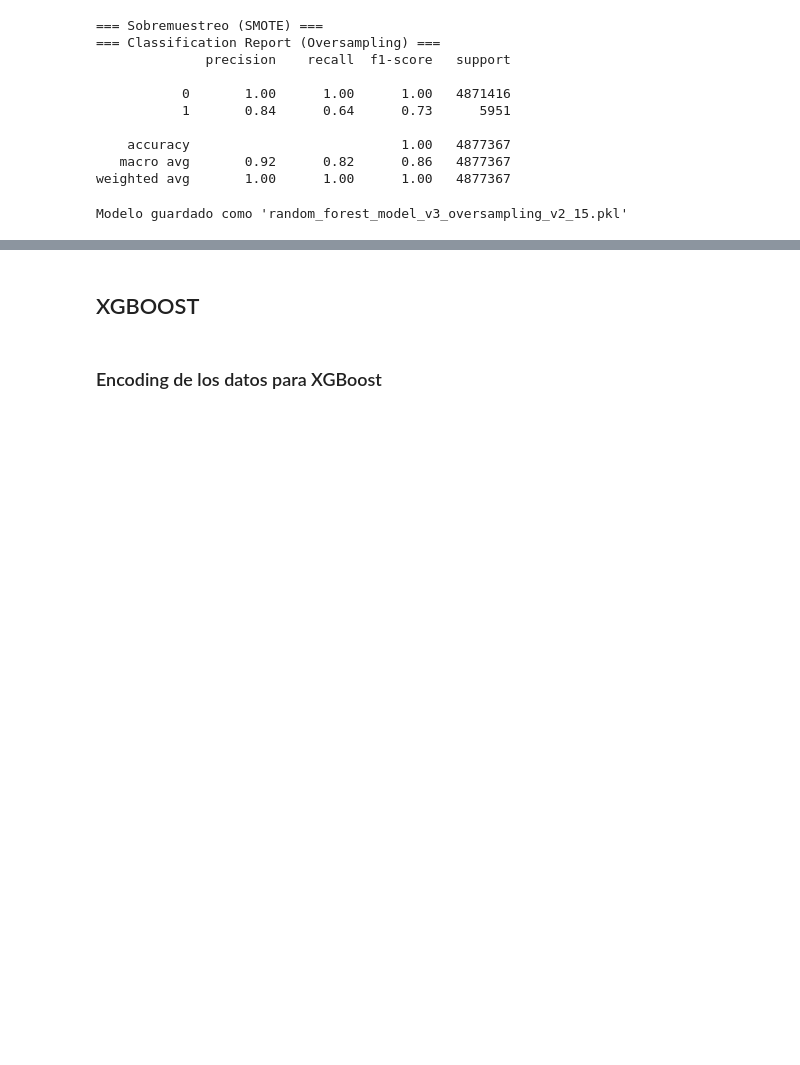
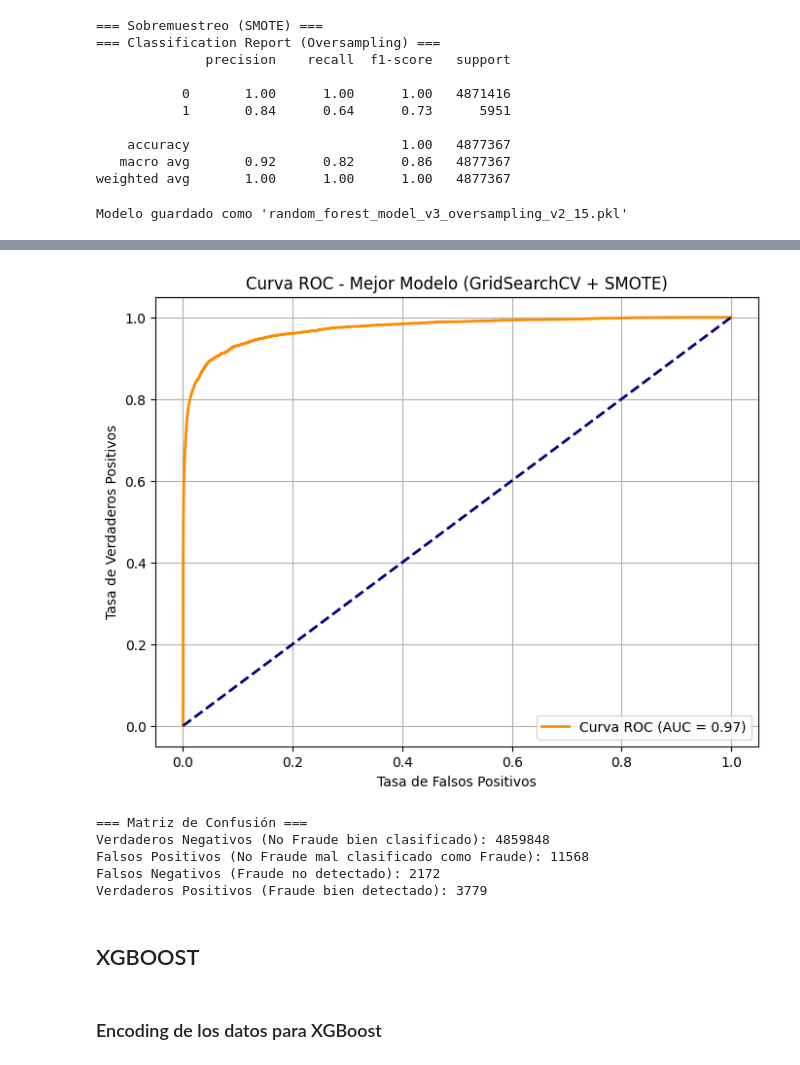
Before and after one commit to RicardoMollinedo/tfm-finantial-fraud, a Jupyter notebook: tfm_RicardoMollinedo.ipynb, the cells around one changed output, grey strips where cells are left out. Cells and saved outputs as stored; diff of their text form; code cells hidden in the pictures; blank space fills up the shorter version.

```diff
--- a/tfm_RicardoMollinedo.ipynb
+++ b/tfm_RicardoMollinedo.ipynb
@@ -1205,0 +1296,11 @@ Modelo guardado como 'random_forest_model_v3_oversampling_v2_15.pkl'
+# %%
+rf_params_gs = RandomForestClassifier()
+gs_params_space = {
+    'max_depth': [3,5,7,10],
+    'n_estimators': [50, 100, 200, 300, 400, 500],
+    'max_features': [10, 20, 30 , 40],
+    'min_samples_leaf': [1, 2, 4]
+}
+
+grid_search = GridSearchCV(rf_params_gs, gs_params_space, cv = 3, scoring='roc_auc', verbose = 3)
+rf_model_grid = grid_search.fit(X_train_sample, y_train_sample)
@@ -1205,0 +1325,8 @@ Modelo guardado como 'random_forest_model_v3_oversampling_v2_15.pkl'
+# %%
+# Obtener el mejor modelo tras el GridSearch
+rf_model_smote_gr = grid_search.best_estimator_
+
+# Guardar el modelo con joblib
+joblib.dump(rf_model_smote_gr, "random_forest_gridsearch.pkl")
+
+print("Modelo guardado como 'random_forest_gridsearch.pkl'")
@@ -1206,3 +1352,42 @@ Modelo guardado como 'random_forest_model_v3_oversampling_v2_15.pkl'
+# %%
+# Obtener probabilidades de clase positiva (fraude = 1)
+y_proba_smote_gr = rf_model_smote_gr.predict_proba(X_test)[:, 1]
+
+# Calcular curva ROC
+fpr_smote_gr, tpr_smote_gr, thresholds_smote_gr = roc_curve(y_test, y_proba_smote_gr)
+roc_auc_smote_gr = auc(fpr_smote_gr, tpr_smote_gr)
+
+# Graficar la curva
+plt.figure(figsize=(8, 6))
+plt.plot(fpr_smote_gr, tpr_smote_gr, color='darkorange', lw=2, label=f'Curva ROC (AUC = {roc_auc_smote_gr:.2f})')
+plt.plot([0, 1], [0, 1], color='navy', lw=2, linestyle='--')
+plt.xlabel('Tasa de Falsos Positivos')
+plt.ylabel('Tasa de Verdaderos Positivos')
+plt.title('Curva ROC - Mejor Modelo (GridSearchCV + SMOTE)')
+plt.legend(loc='lower right')
+plt.grid()
+plt.show()
+# %% [output]
+[figure, added]
+# %%
+# Matriz de confusión
+cm_smote_gr = confusion_matrix(y_test, y_pred_smote_gr)
+
+# Extraer valores
+tn_smote_gr, fp_smote_gr, fn_smote_gr, tp_smote_gr = cm_smote_gr.ravel()
+
+# Mostrar la matriz con etiquetas en español
+print("=== Matriz de Confusión ===")
+print(f"Verdaderos Negativos (No Fraude bien clasificado): {tn_smote_gr}")
+print(f"Falsos Positivos (No Fraude mal clasificado como Fraude): {fp_smote_gr}")
+print(f"Falsos Negativos (Fraude no detectado): {fn_smote_gr}")
+print(f"Verdaderos Positivos (Fraude bien detectado): {tp_smote_gr}")
+# %% [output]
+=== Matriz de Confusión ===
+Verdaderos Negativos (No Fraude bien clasificado): 4859848
+Falsos Positivos (No Fraude mal clasificado como Fraude): 11568
+Falsos Negativos (Fraude no detectado): 2172
+Verdaderos Positivos (Fraude bien detectado): 3779
 # %% [markdown]
 ## XGBOOST
 # %% [markdown]
```
Also changed, not shown: parts of 58 cells of this notebook.
